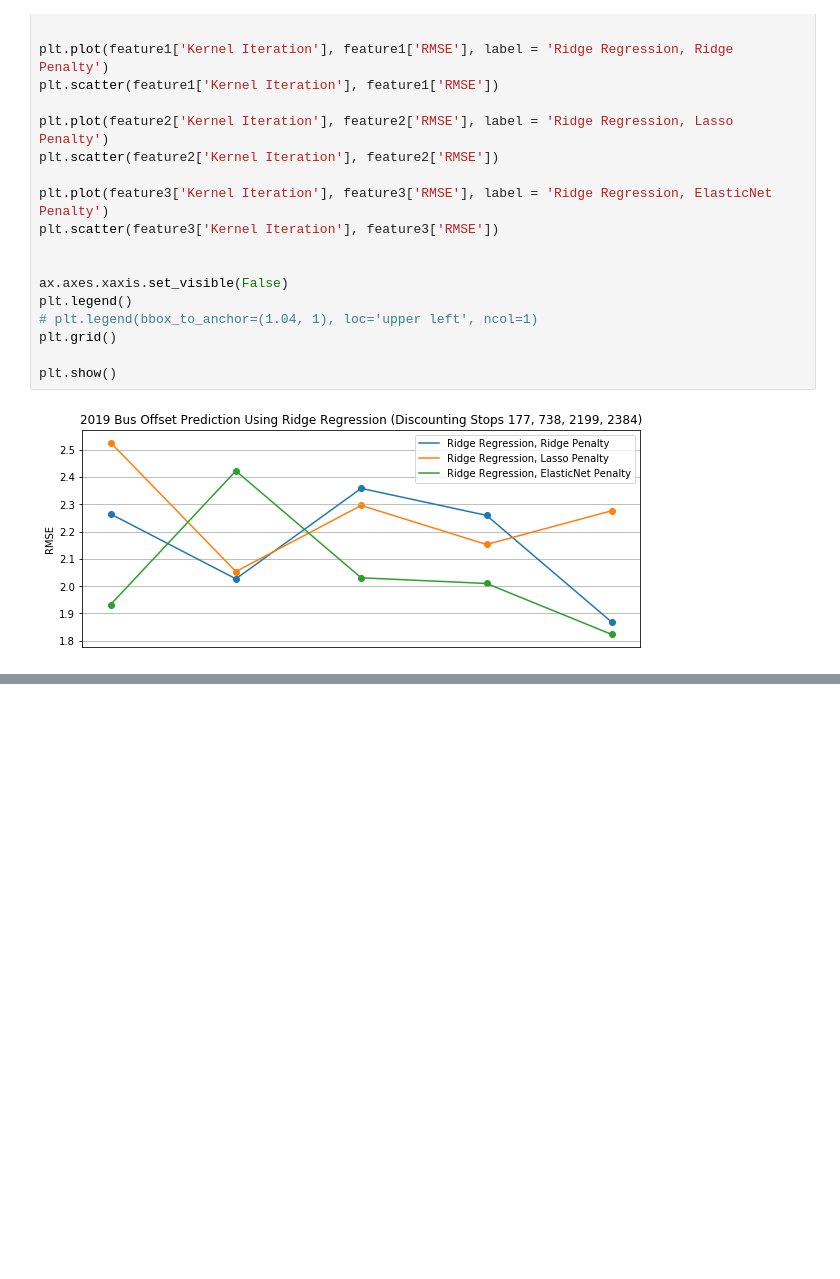
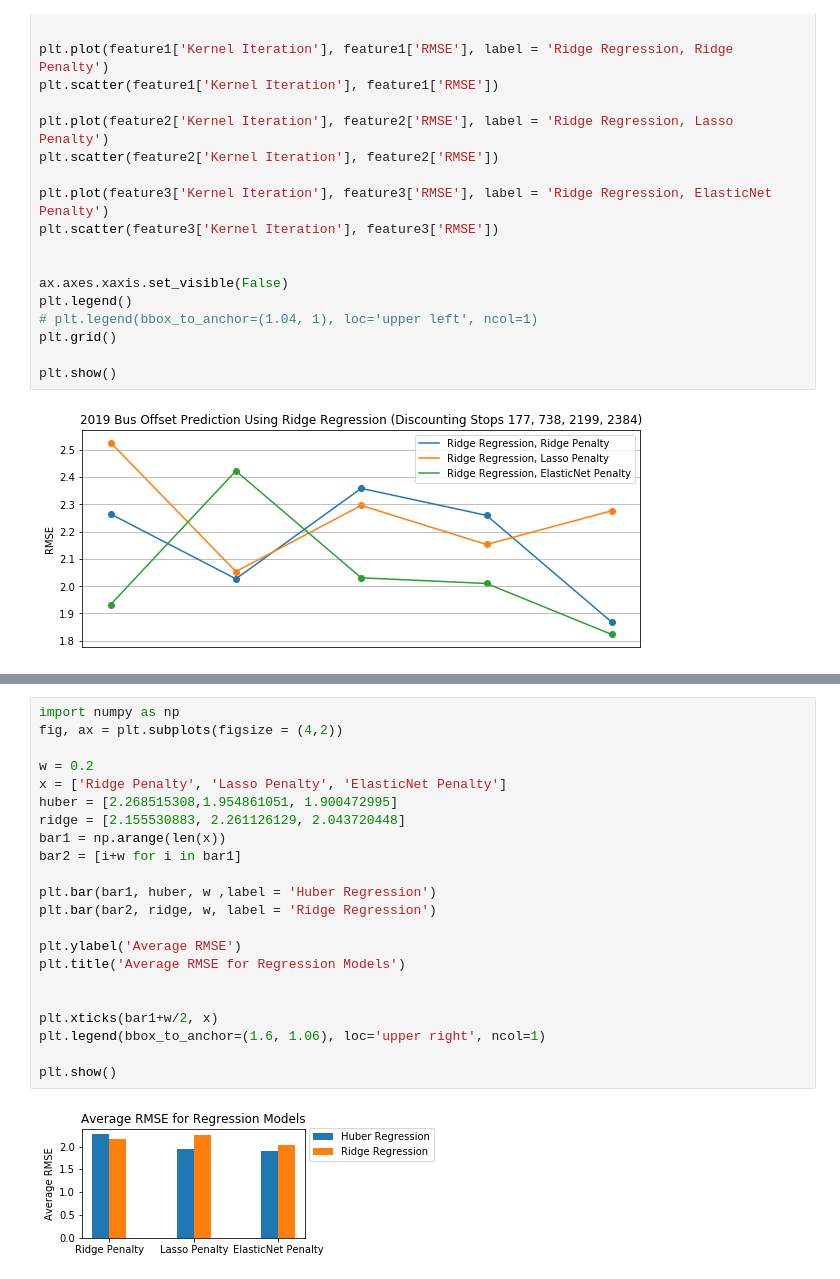
Before and after one commit to jairad26/LTC-Research-Challenge, a Jupyter notebook: poster_plots.ipynb, the cells around one changed output, grey strips where cells are left out. Drawn from its saved outputs; the diff is of its cells as text; blank space fills up the shorter version.

Commit message:
extra graph

```diff
--- a/poster_plots.ipynb
+++ b/poster_plots.ipynb
@@ -166,0 +105,24 @@ plt.show()
+# %%
+import numpy as np
+fig, ax = plt.subplots(figsize = (4,2))
+
+w = 0.2
+x = ['Ridge Penalty', 'Lasso Penalty', 'ElasticNet Penalty']
+huber = [2.268515308,1.954861051, 1.900472995]
+ridge = [2.155530883, 2.261126129, 2.043720448]
+bar1 = np.arange(len(x))
+bar2 = [i+w for i in bar1]
+
+plt.bar(bar1, huber, w ,label = 'Huber Regression')
+plt.bar(bar2, ridge, w, label = 'Ridge Regression')
+
+plt.ylabel('Average RMSE')
+plt.title('Average RMSE for Regression Models')
+
+
+plt.xticks(bar1+w/2, x)
+plt.legend(bbox_to_anchor=(1.6, 1.06), loc='upper right', ncol=1)
+
+plt.show()
+# %% [output]
+[figure, added]
```
Also changed, not shown: parts of 2 cells of this notebook.
